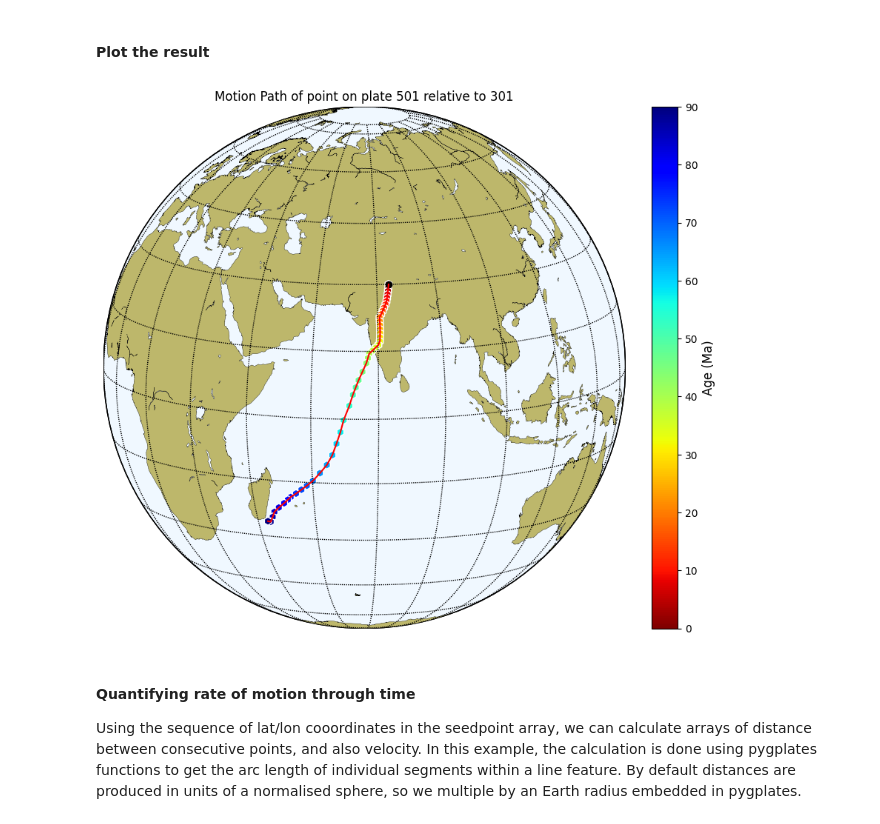
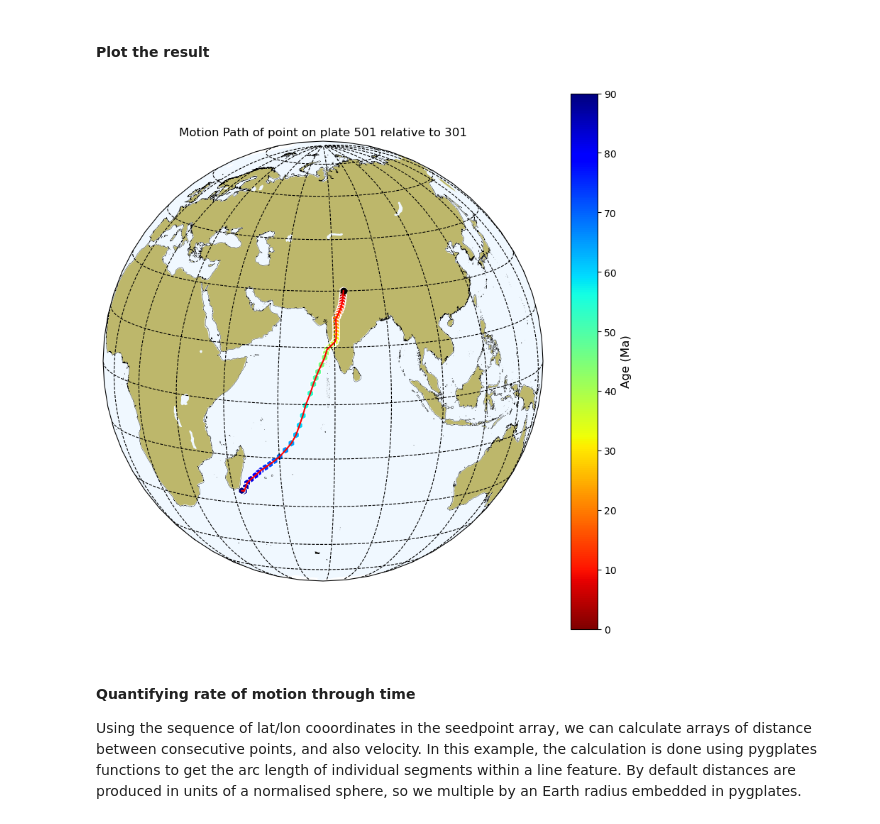
Before and after one commit to GPlates/pygplates-tutorials, a Jupyter notebook: notebooks/pygplates-Motion-Paths.ipynb, the cells around one changed output. Cells and saved outputs as stored; diff of their text form; code cells hidden in the pictures.

Commit message:
swapped basemap for cartopy in pygplates-Motion-Paths

```diff
--- a/notebooks/pygplates-Motion-Paths.ipynb
+++ b/notebooks/pygplates-Motion-Paths.ipynb
@@ -55,36 +55,48 @@ pygplates.reconstruct(
 #### Plot the result
 # %%
 import matplotlib.pyplot as plt
-from mpl_toolkits.basemap import Basemap
-
+import cartopy.crs as ccrs
+import cartopy.feature as cfeature
+import cartopy.io.shapereader as shpreader
+import numpy as np
 %matplotlib inline
 
-# get the reconstructed coordinates into numpy arrays
+
+# get the reconstructed plate geometry coordinates into numpy arrays
 for reconstructed_motion_path in reconstructed_motion_paths:
     trail = reconstructed_motion_path.get_motion_path().to_lat_lon_array()
 
 ## Plotting - note that we use the median of the motion path coordinates as the map center
 fig = plt.figure(figsize=(10,10), dpi=100)
-pmap = Basemap(projection='ortho',lon_0=np.median(trail[:,1]),lat_0=np.median(trail[:,0]),resolution='l')
-pmap.drawcoastlines(linewidth=0.25)
-pmap.fillcontinents(color='darkkhaki',lake_color='aliceblue')
-clip_path = pmap.drawmapboundary(fill_color='aliceblue')
-pmap.drawmeridians(np.arange(0,360,15))
-pmap.drawparallels(np.arange(-90,90,15))
+ax_map = fig.add_subplot(111, projection=ccrs.Orthographic(central_longitude=np.median(trail[:,1]),
+                                                           central_latitude=np.median(trail[:,0])))
 
-x, y = pmap(np.flipud(trail[:,1]), np.flipud(trail[:,0]))
-pmap.plot(x[0],y[0],'ko')
-pmap.plot(x,y,'r')
-l1=pmap.scatter(x, y, 60, c=times, marker='h',
-                          cmap=plt.cm.jet_r, edgecolor='w', clip_path=clip_path, zorder=2)
-plt.title('Motion Path of point on plate %d relative to %d' % (MovingPlate,RelativePlate))
+ax_map.coastlines(resolution='10m', color='black', linewidth=0.25)
+ax_map.add_feature(cfeature.LAND, color = 'darkkhaki', edgecolor='black')
+ax_map.add_feature(cfeature.OCEAN, color='aliceblue')
+ax_map.add_feature(cfeature.LAKES, color='aliceblue', edgecolor='black')
 
-cbar = pmap.colorbar(l1,location='right',pad="5%")
-cbar.set_label('Age (Ma)',fontsize=12)
+# Gives meridians and parallels
+ax_map.gridlines(color='black',linestyle='--', xlocs=np.arange(0,360,15), ylocs=np.arange(-90,90,15))
 
+
+#Plot the movement of point on the plate.
+x, y = np.flipud(trail[:,1]), np.flipud(trail[:,0])
+ax_map.plot(x[0],y[0],'ko', transform=ccrs.PlateCarree())
+ax_map.plot(x,y,'r', transform=ccrs.PlateCarree())
+l1=ax_map.scatter(x, y, 60, c=times, marker='h',
+                          cmap=plt.cm.jet_r, edgecolor='w', transform=ccrs.PlateCarree())
+ax_map.set_title('Motion Path of point on plate %d relative to %d' % (MovingPlate,RelativePlate))
+
+
+# Set a colourbar to visualise the passage of time (Ma)
+fig.colorbar(l1, ax=ax_map).set_label('Age (Ma)',fontsize=12)
+
+# Show global projection and plot
+ax_map.set_global()
 plt.show()
 # %% [output]
-[figure, old version]
+[figure, new version]
 # %% [markdown]
 #### Quantifying rate of motion through time
 
```
Also changed, not shown: parts of 1 cell of this notebook.
